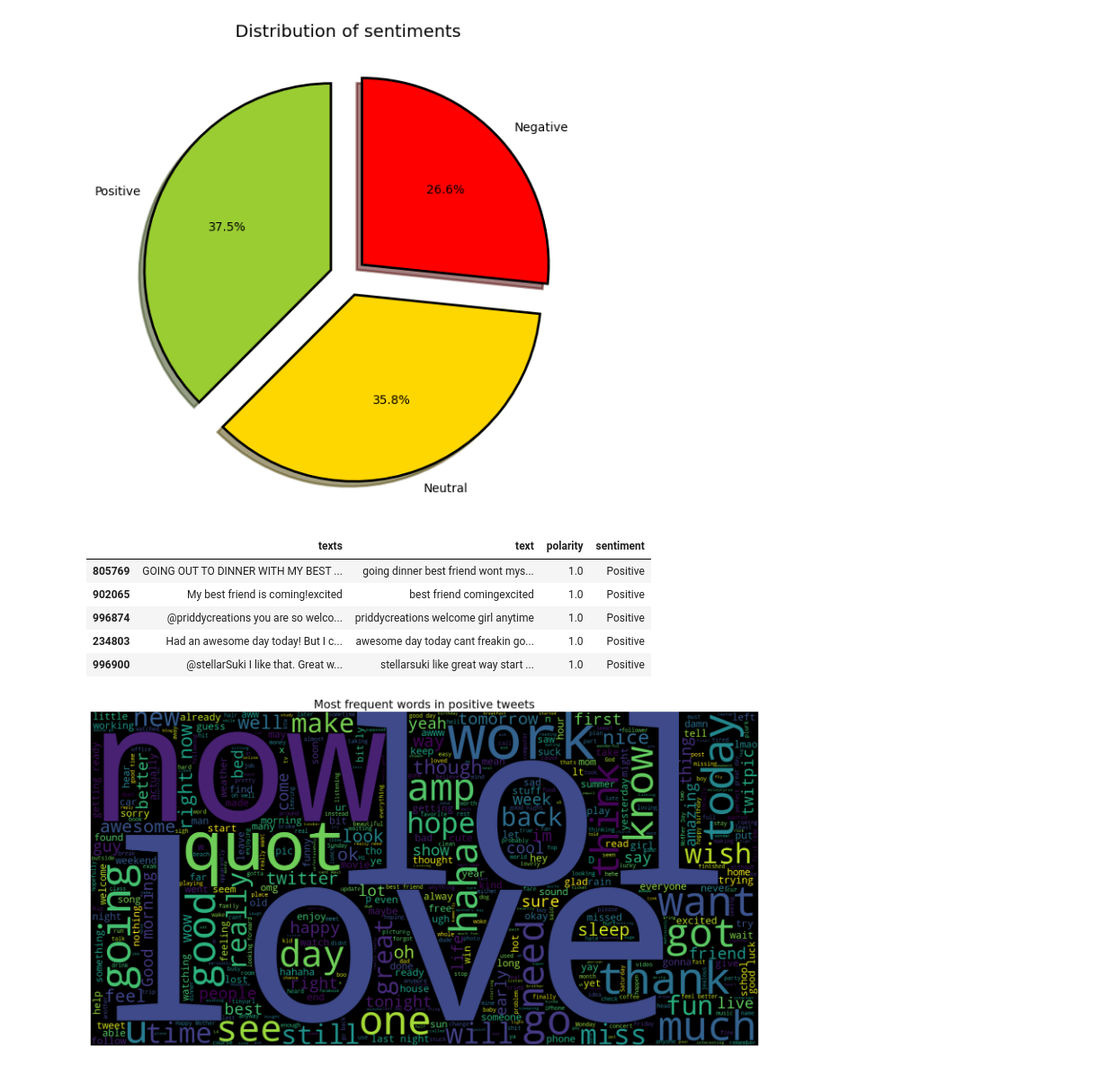
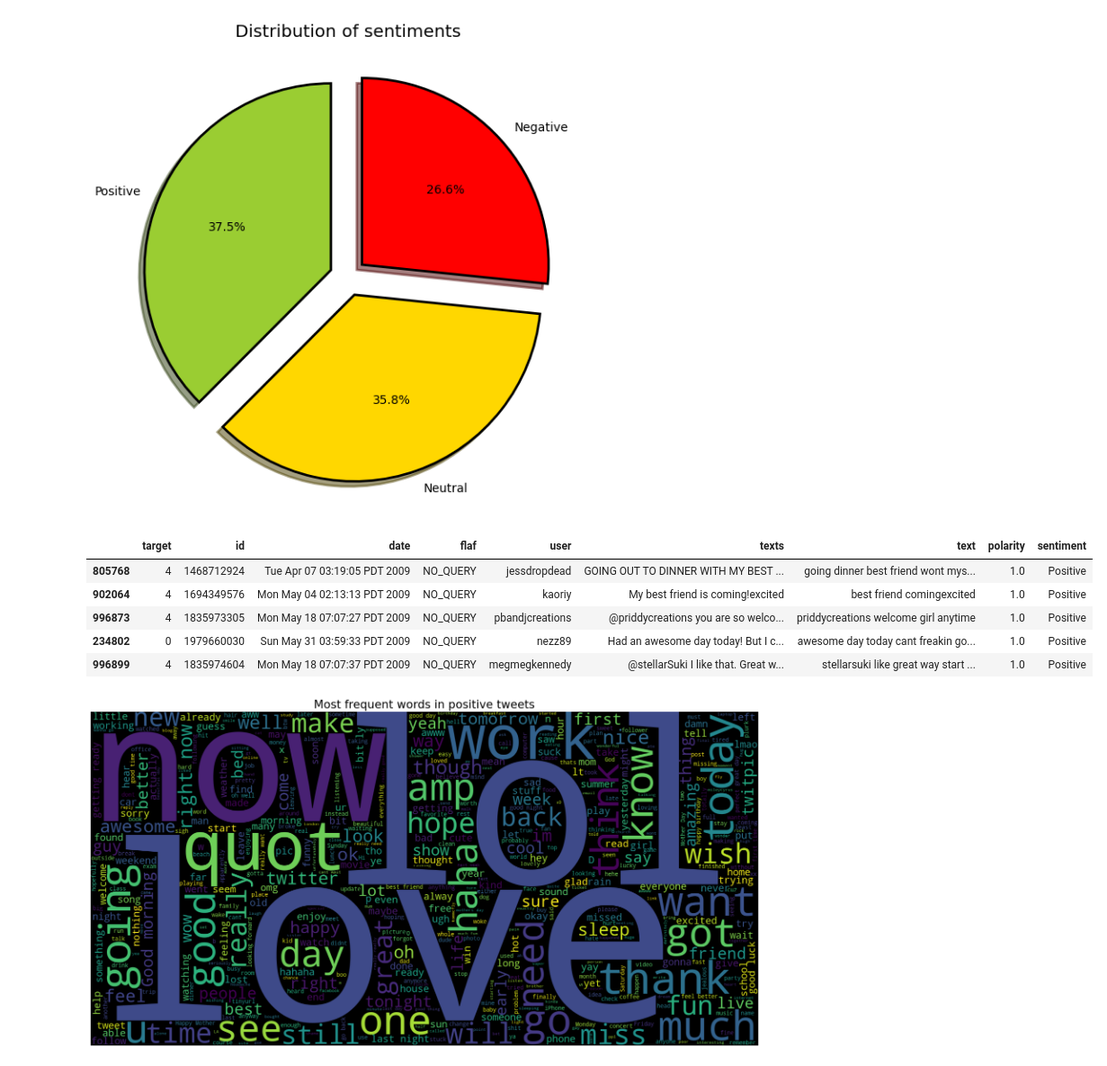
Before and after one commit to KShalini02/sentiment-analysis, a Jupyter notebook: sent.ipynb, the cells around one changed output. Shown at 90% size. Saved outputs shown, nothing was run; the diff lists cells and outputs as text; code cells hidden in the pictures.

```diff
--- a/sent.ipynb
+++ b/sent.ipynb
@@ -117,0 +99,2 @@ text_df.head()
+# %%
+df = df.drop_duplicates('texts')
@@ -117,0 +106,2 @@ text_df.head()
+# %%
+df.loc[:, 'texts'] = df['texts'].apply(lambda x: stemming(x))
@@ -150,5 +154,5 @@ memory usage: 23.7+ MB
 def polarity(text):
     return TextBlob(text).sentiment.polarity
 # %%
-text_df['polarity'] = text_df['texts'].apply(polarity)
+df['polarity'] = df['texts'].apply(polarity)
 # %%
@@ -174,5 +178,5 @@ def sentiment(label):
     elif label>0:
         return "Positive"
 # %%
-text_df['sentiment'] = text_df['polarity'].apply(sentiment)
+df['sentiment'] = df['polarity'].apply(sentiment)
 # %%
@@ -203,16 +207,16 @@ plt.title('Distribution of sentiments')
 Text(0.5, 1.0, 'Distribution of sentiments')
 [figure]
 # %%
-pos_tweets = text_df[text_df.sentiment == 'Positive']
+pos_tweets = df[df.sentiment == 'Positive']
 pos_tweets = pos_tweets.sort_values(['polarity'], ascending= False)
 pos_tweets.head()
 # %% [output]
-|  | texts | text | polarity | sentiment |
-| 805769 | GOING OUT TO DINNER WITH MY BEST ... | going dinner best friend wont mys... | 1.0 | Positive |
-| 902065 | My best friend is coming!excited | best friend comingexcited | 1.0 | Positive |
-| 996874 | @priddycreations you are so welco... | priddycreations welcome girl anytime | 1.0 | Positive |
-| 234803 | Had an awesome day today! But I c... | awesome day today cant freakin go... | 1.0 | Positive |
-| 996900 | @stellarSuki I like that. Great w... | stellarsuki like great way start ... | 1.0 | Positive |
+|  | target | id | date | flaf | user | texts | text | polarity | sentiment |
+| 805768 | 4 | 1468712924 | Tue Apr 07 03:19:05 PDT 2009 | NO_QUERY | jessdropdead | GOING OUT TO DINNER WITH MY BEST ... | going dinner best friend wont mys... | 1.0 | Positive |
+| 902064 | 4 | 1694349576 | Mon May 04 02:13:13 PDT 2009 | NO_QUERY | kaoriy | My best friend is coming!excited | best friend comingexcited | 1.0 | Positive |
+| 996873 | 4 | 1835973305 | Mon May 18 07:07:27 PDT 2009 | NO_QUERY | pbandjcreations | @priddycreations you are so welco... | priddycreations welcome girl anytime | 1.0 | Positive |
+| 234802 | 0 | 1979660030 | Sun May 31 03:59:33 PDT 2009 | NO_QUERY | nezz89 | Had an awesome day today! But I c... | awesome day today cant freakin go... | 1.0 | Positive |
+| 996899 | 4 | 1835974604 | Mon May 18 07:07:37 PDT 2009 | NO_QUERY | megmegkennedy | @stellarSuki I like that. Great w... | stellarsuki like great way start ... | 1.0 | Positive |
 # %%
 text = ' '.join([word for word in pos_tweets['texts']])
 # %%
```
Also changed, not shown: parts of 37 cells of this notebook.
